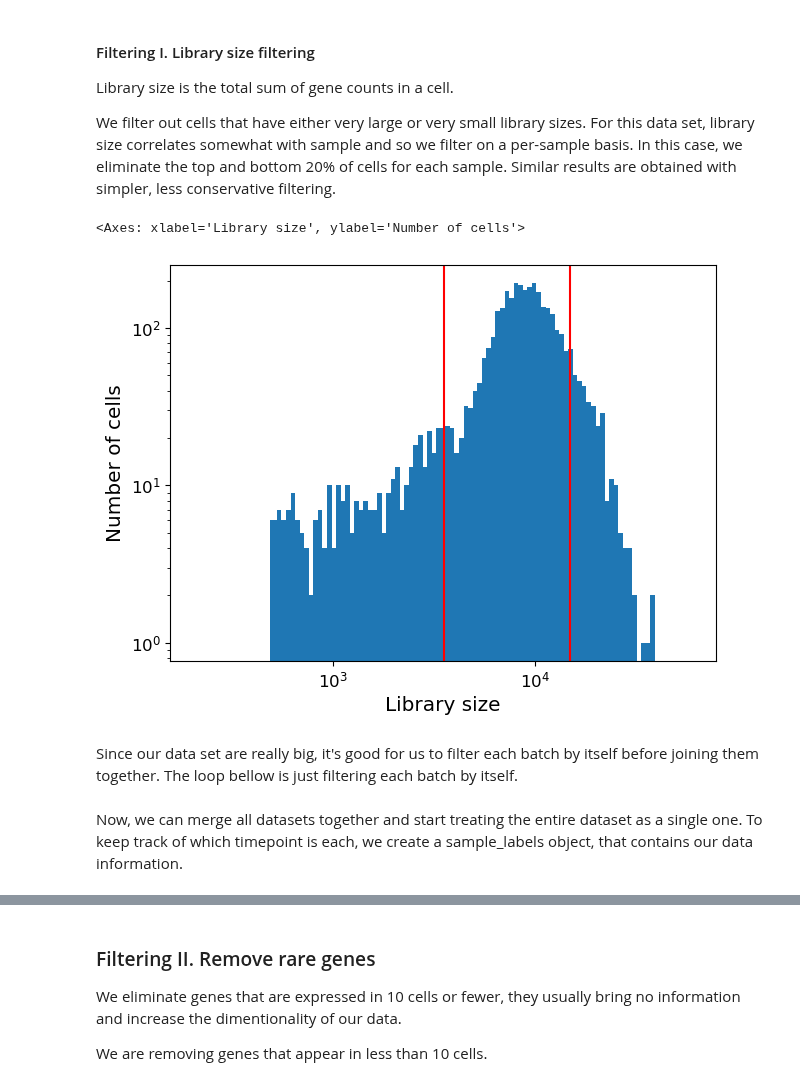
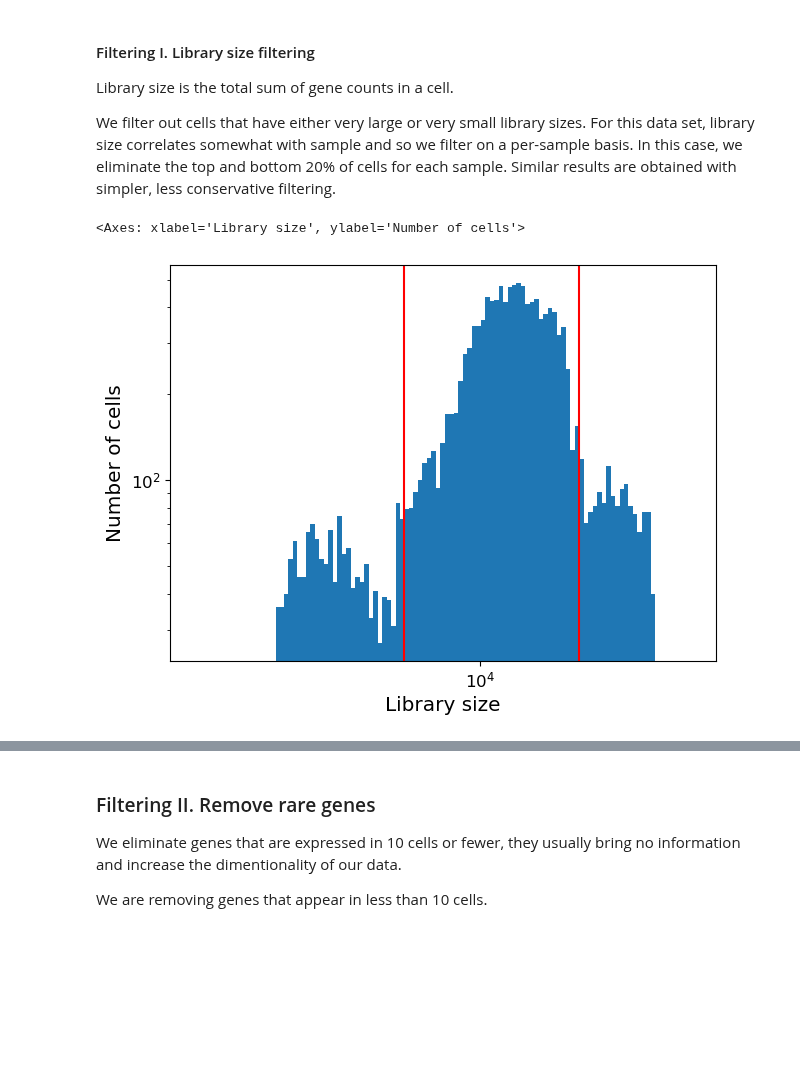
Before and after one commit to KrishnaswamyLab/omics_toolbox, a Jupyter notebook: workshops/cancer_plasticity/phate/01_Dimensionality_Reduction.ipynb, the cells around one changed output, grey strips where cells are left out. Saved outputs shown, nothing was run; the diff lists cells and outputs as text; code cells hidden in the pictures; blank space fills up the shorter version.

```diff
--- a/workshops/cancer_plasticity/phate/01_Dimensionality_Reduction.ipynb
+++ b/workshops/cancer_plasticity/phate/01_Dimensionality_Reduction.ipynb
@@ -112,9 +31,0 @@ The sparse=True is necessary to keep the data in a "sparse" format (full of zero
-# %%
-sparse=True
-#scprep has a function that handles transforming the outputs from the 10x machine into Pandas DataFrames
-T1 = scprep.io.load_10X(os.path.join("cancer_plasticity","HCC38_2D_culture"), sparse=sparse, gene_labels='both')
-T2 = scprep.io.load_10X(os.path.join("cancer_plasticity","TSA-48HR_3"), sparse=sparse, gene_labels='both')
-T3 = scprep.io.load_10X(os.path.join("cancer_plasticity","TSA-D12"), sparse=sparse, gene_labels='both')
-T4 = scprep.io.load_10X(os.path.join("cancer_plasticity","TSA-D18"), sparse=sparse, gene_labels='both')
-T5 = scprep.io.load_10X(os.path.join("cancer_plasticity","TSA-D30"), sparse=sparse, gene_labels='both')
-T1.head() #We will visualize how the data looks
@@ -130,3 +37,9 @@ T1.head() #We will visualize how the data looks
+# %%
+adata = sc.read_h5ad("data.h5ad")
+adata
+# %%
+data = pd.DataFrame(adata.X.toarray(), index=adata.obs_names, columns=adata.var_names)
+sample_labels = adata.obs['sample_labels']
 # %% [markdown]
 <a id='preprocessing'></a>
 ## 2. Preprocessing: Filtering, Normalizing, and Transforming
@@ -147,10 +60,7 @@ We filter out cells that have either very large or very small library sizes. For
 # %%
 # Visualize the parts of the data we will drop.
 # We will keep drop the bellow 20 and above 80 percentiles.
-scprep.plot.plot_library_size(T1, percentile=[10,90]) #Try changing T1 for other timepoints, they should follow more or less a common distribution.
+scprep.plot.plot_library_size(data, percentile=[10,90])
 # %% [output]
 <Axes: xlabel='Library size', ylabel='Number of cells'>
-[figure, old version]
+[figure, new version]
-# %% [markdown]
-Since our data set are really big, it's good for us to filter each batch by itself before joining them together.
-The loop bellow is just filtering each batch by itself.
@@ -165,3 +66,0 @@ del T1, T2, T3, T4, T5 # removes objects from memory
-# %% [markdown]
-Now, we can merge all datasets together and start treating the entire dataset as a single one.
-To keep track of which timepoint is each, we create a sample_labels object, that contains our data information.
```
Also changed, not shown: parts of 20 cells of this notebook.
